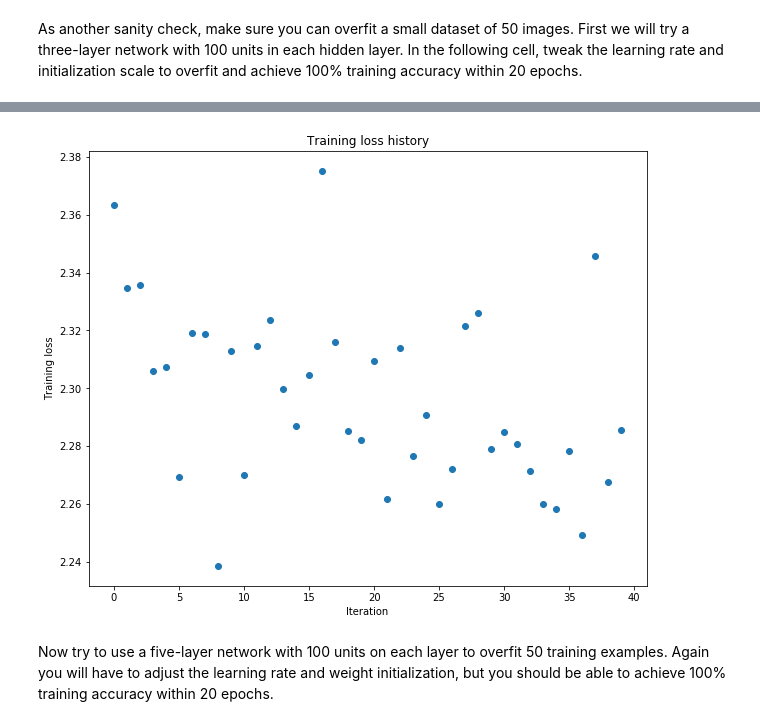
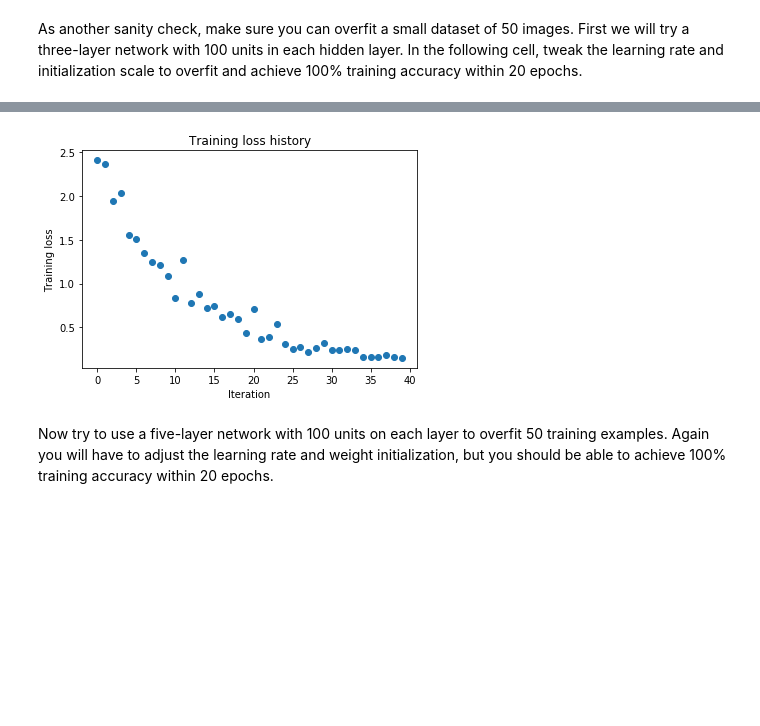
Before and after one commit to AgentDS/CS-231n, a Jupyter notebook: assignment2/FullyConnectedNets.ipynb, the cells around one changed output, grey strips where cells are left out. Drawn from its saved outputs; the diff is of its cells as text; code cells hidden in the pictures; blank space fills up the shorter version.

```diff
--- a/assignment2/FullyConnectedNets.ipynb
+++ b/assignment2/FullyConnectedNets.ipynb
@@ -447,8 +448,8 @@ small_data = {
   'y_val': data['y_val'],
 }
 
-weight_scale = 1e-2
-learning_rate = 1e-4
+weight_scale = 1.7e-2
+learning_rate = 2.5e-3
 model = FullyConnectedNet([100, 100],
               weight_scale=weight_scale, dtype=np.float64)
 solver = Solver(model, small_data,
@@ -486,4 +487,4 @@ plt.show()
-[figure, old version]
+[figure, new version]
 # %% [markdown]
 Now try to use a five-layer network with 100 units on each layer to overfit 50 training examples. Again you will have to adjust the learning rate and weight initialization, but you should be able to achieve 100% training accuracy within 20 epochs.
 # %%
```
Also changed, not shown: parts of 10 cells of this notebook, 1 other file.
